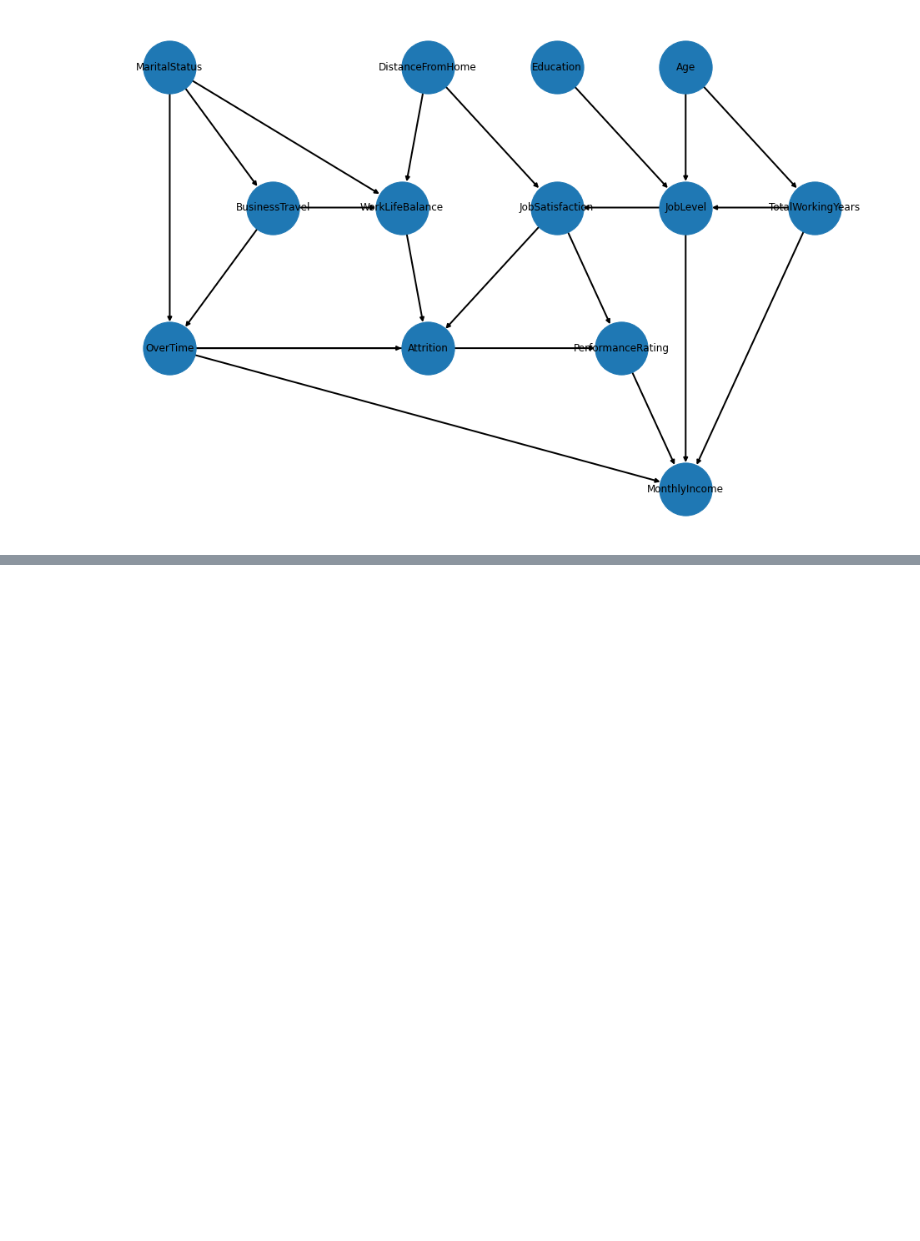
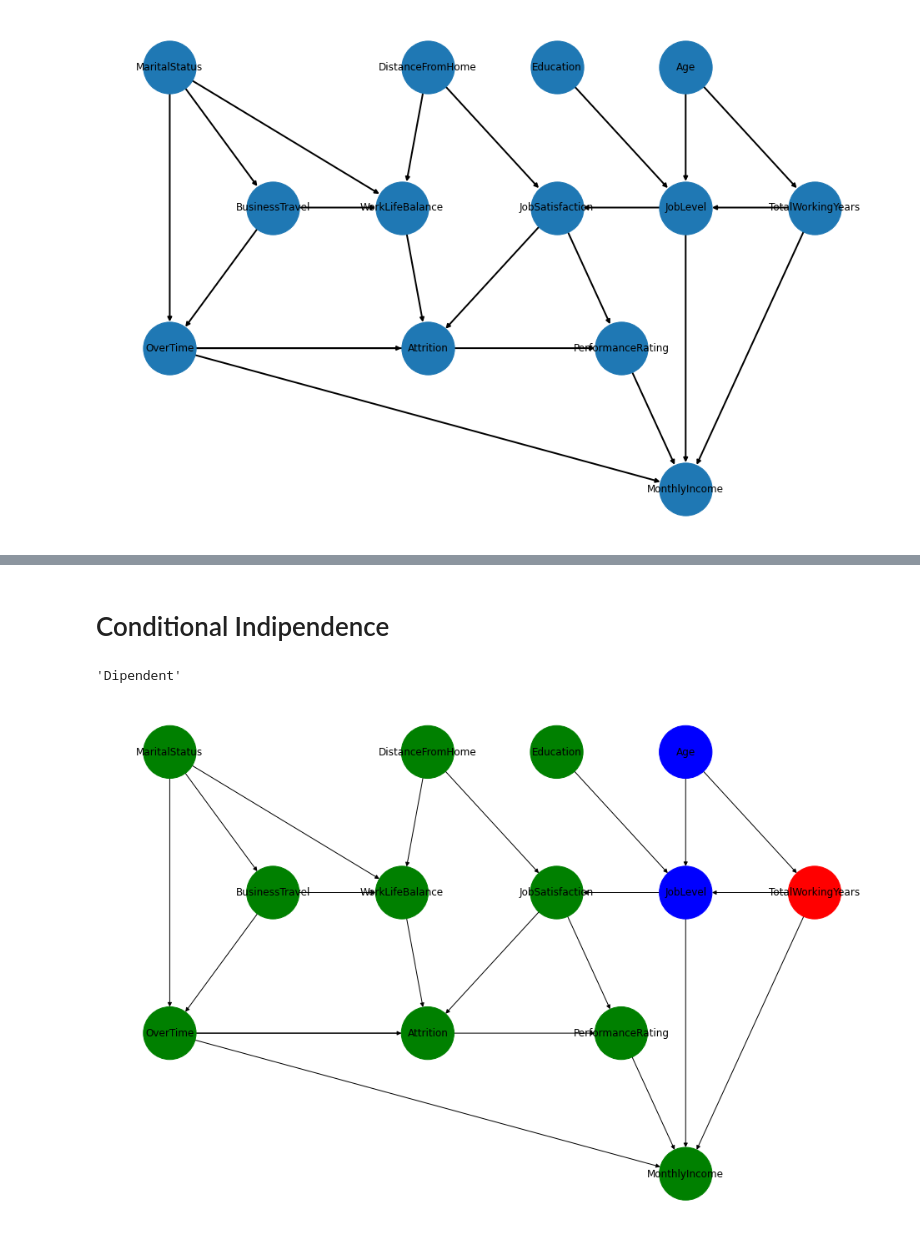
Before and after one commit to jacopodabramo/FAIKR3, a Jupyter notebook: HandMade.ipynb, the cells around one changed output, grey strips where cells are left out. Saved outputs shown, nothing was run; the diff lists cells and outputs as text; code cells hidden in the pictures; blank space fills up the shorter version.

```diff
--- a/HandMade.ipynb
+++ b/HandMade.ipynb
@@ -146,0 +198,34 @@ Added_edges:
+# %% [markdown]
+# Conditional Indipendence
+# %%
+def draw_indipendence(net,first_node,second_node,evidence = [], nodes_position=pos):
+    ancenstors = []
+    for ev in evidence:
+        ancenstors.append(net._get_ancestors_of(ev))
+
+    ancestors = set().union(*ancenstors)
+    nodes_colors = []
+    for node in net.nodes():
+        if node == first_node or node == second_node:
+            nodes_colors.append("blue")
+        elif node in evidence:
+            nodes_colors.append("red")
+        elif node in ancestors:
+            nodes_colors.append("yellow")
+        else:
+            nodes_colors.append("green")
+
+    plt.figure(figsize=(13,8.5))
+    nx.draw(net, nodes_position, node_color=nodes_colors,with_labels=True, node_size=4000, arrowsize=10)
+
+def is_indipendent(net,first_node,second_node,evidence = []):
+    active_trail = net.active_trail_nodes(first_node,evidence)[first_node]
+    if second_node in active_trail:
+        return 'Dipendent'
+    return 'Indipendent'
+# %%
+draw_indipendence(hand_net,'Age','JobLevel',evidence = ['TotalWorkingYears'])
+is_indipendent(hand_net,'Age','JobLevel',evidence = ['TotalWorkingYears'])
+# %% [output]
+'Dipendent'
+[figure, added]
```
Also changed, not shown: parts of 25 cells of this notebook.
